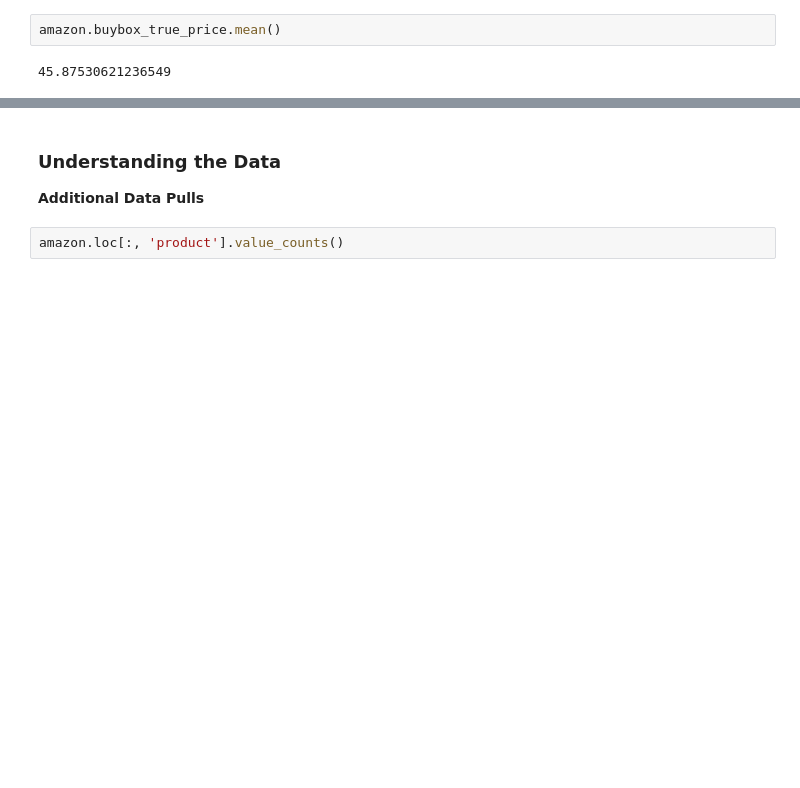
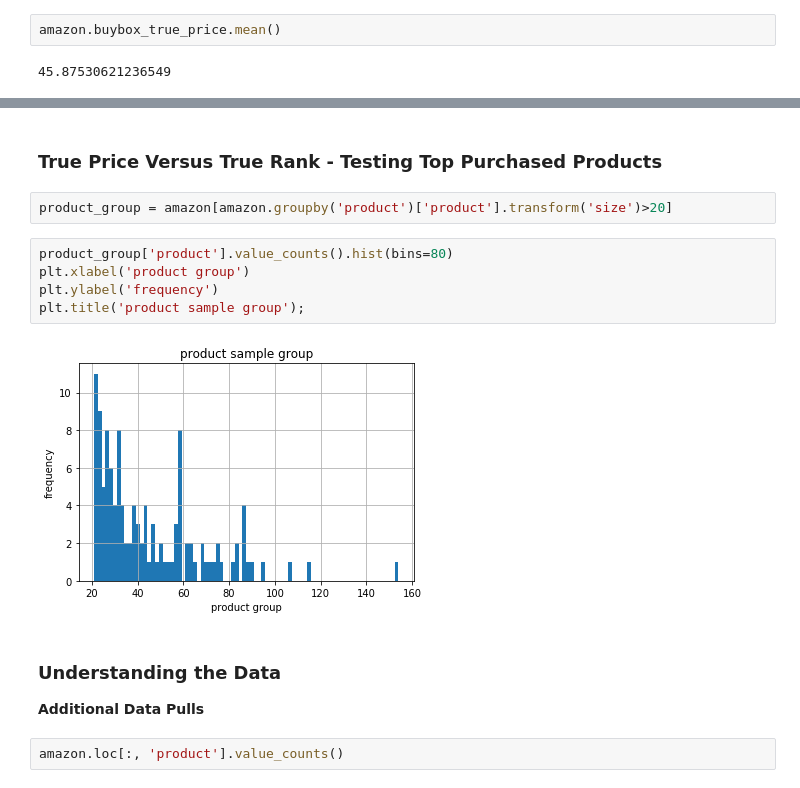
Before and after one commit to Adduuuci/master_project_final, a Jupyter notebook: ga_final_project_final.ipynb, the cells around one changed output, grey strips where cells are left out. Saved outputs shown, nothing was run; the diff lists cells and outputs as text; blank space fills up the shorter version.

```diff
--- a/ga_final_project_part5 test.ipynb
+++ b/ga_final_project_final.ipynb
@@ -248,6 +234,18 @@ amazon.groupby('buybox_vendor_type').mean()
 | amazon | 3411.141500 | 24.728058 | 23.488079 | 55.407719 | 56.010788 | 37.481282 | ... |
 | fba | 4313.157447 | 8.763830 | 8.685106 | 53.358319 | 54.893447 | 36.571553 | ... |
 | other | 3575.094374 | 15.903811 | 14.353902 | 56.455771 | 57.006770 | 34.708603 | ... |
+# %% [markdown]
+<a id='True Price Versus True Rank - Testing Product'></a>
+### True Price Versus True Rank - Testing Top Purchased Products
+# %%
+product_group = amazon[amazon.groupby('product')['product'].transform('size')>20]
+# %%
+product_group['product'].value_counts().hist(bins=80)
+plt.xlabel('product group')
+plt.ylabel('frequency')
+plt.title('product sample group');
+# %% [output]
+[figure, added]
 # %% [markdown]
 <a id='Understanding the Data'></a>
 ### Understanding the Data
```
Also changed, not shown: parts of 27 cells of this notebook.
